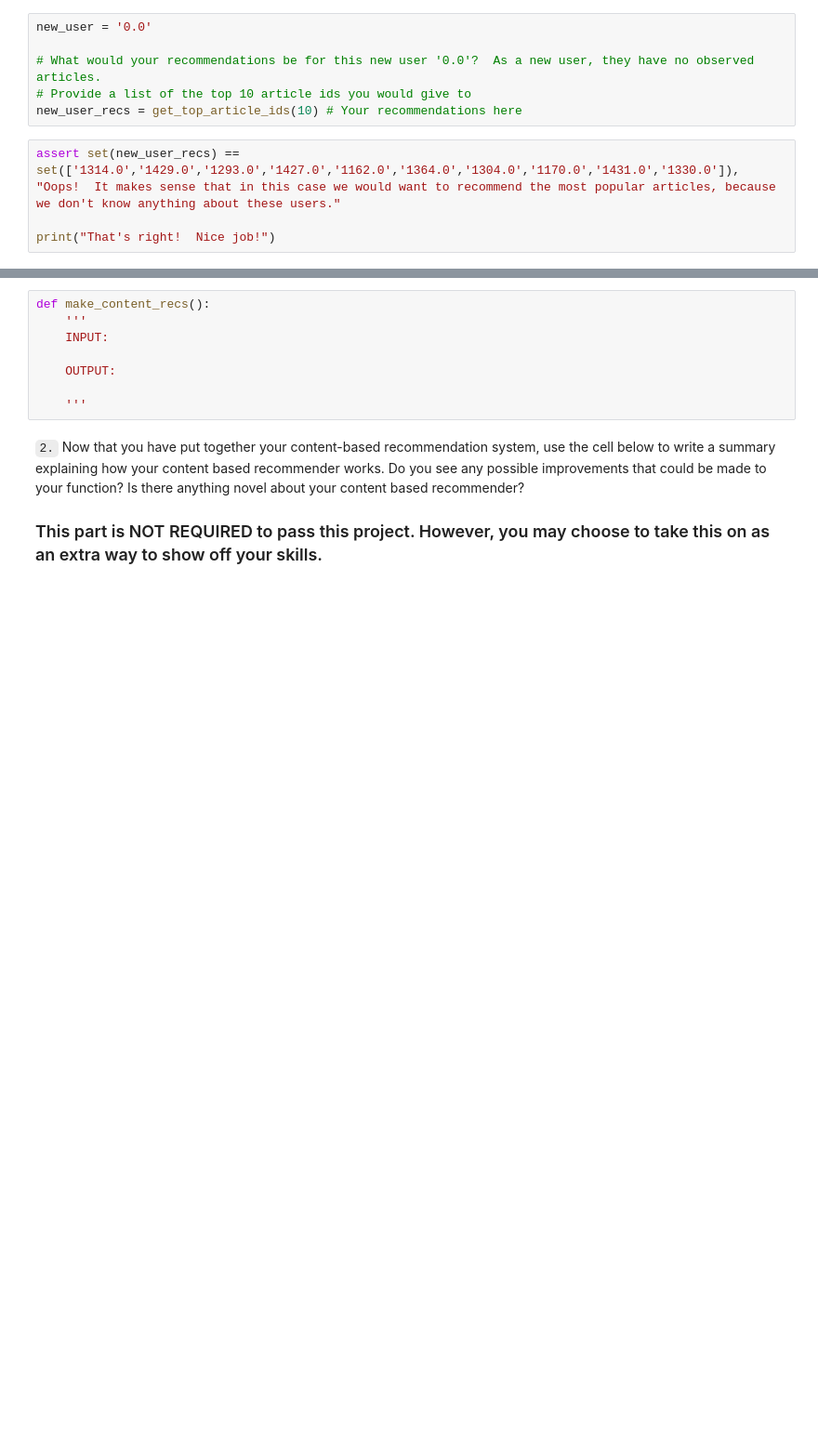
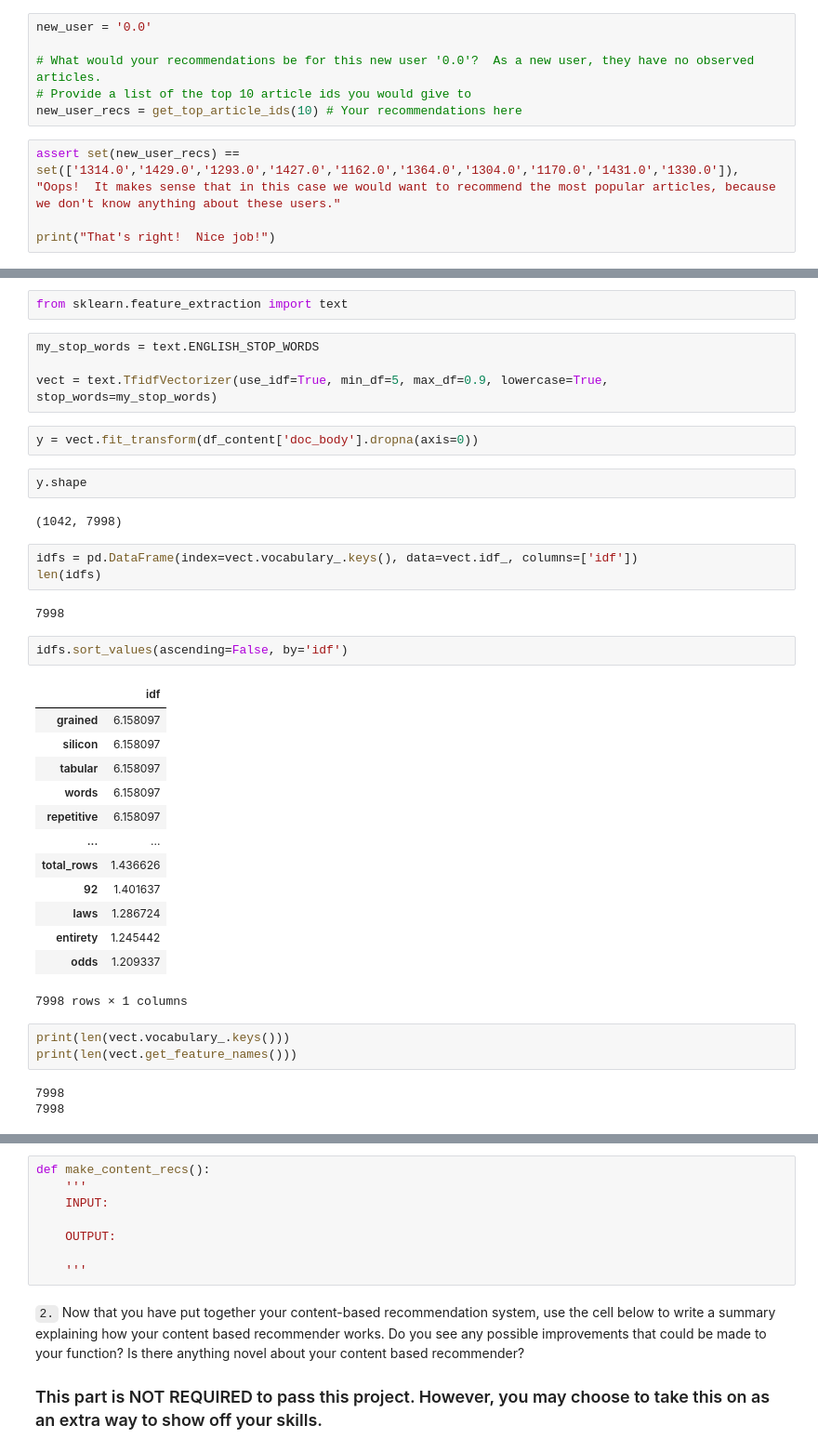
Before and after one commit to manifolded/right-article-right-reader, a Jupyter notebook: Recommendations_with_IBM.ipynb, the cells around one changed output, grey strips where cells are left out. Shown at 93% size. Drawn from its saved outputs; the diff is of its cells as text; blank space fills up the shorter version.

```diff
--- a/Recommendations_with_IBM.ipynb
+++ b/Recommendations_with_IBM.ipynb
@@ -659,0 +700,39 @@ Another method we might use to make recommendations is to perform a ranking of t
+# %%
+from sklearn.feature_extraction import text
+# %%
+my_stop_words = text.ENGLISH_STOP_WORDS
+
+vect = text.TfidfVectorizer(use_idf=True, min_df=5, max_df=0.9, lowercase=True, stop_words=my_stop_words)
+# %%
+y = vect.fit_transform(df_content['doc_body'].dropna(axis=0))
+# %%
+y.shape
+# %% [output]
+(1042, 7998)
+# %%
+idfs = pd.DataFrame(index=vect.vocabulary_.keys(), data=vect.idf_, columns=['idf'])
+len(idfs)
+# %% [output]
+7998
+# %%
+idfs.sort_values(ascending=False, by='idf')
+# %% [output]
+|  | idf |
+| grained | 6.158097 |
+| silicon | 6.158097 |
+| tabular | 6.158097 |
+| words | 6.158097 |
+| repetitive | 6.158097 |
+| ... | ... |
+| total_rows | 1.436626 |
+| 92 | 1.401637 |
+| laws | 1.286724 |
+| entirety | 1.245442 |
+| odds | 1.209337 |
+7998 rows × 1 columns
+# %%
+print(len(vect.vocabulary_.keys()))
+print(len(vect.get_feature_names()))
+# %% [output]
+7998
+7998
```
Also changed, not shown: parts of 13 cells of this notebook.
